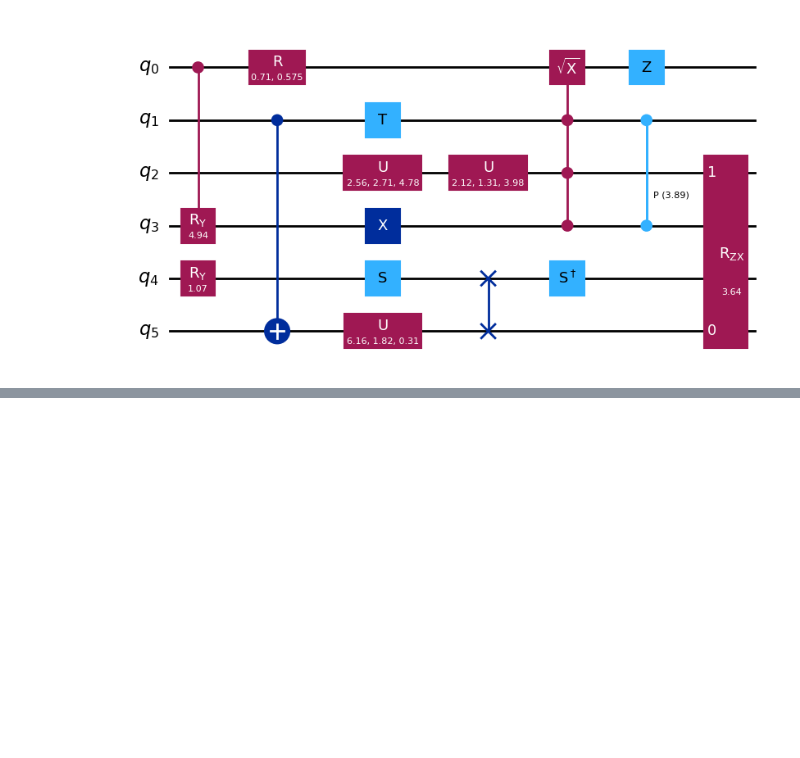
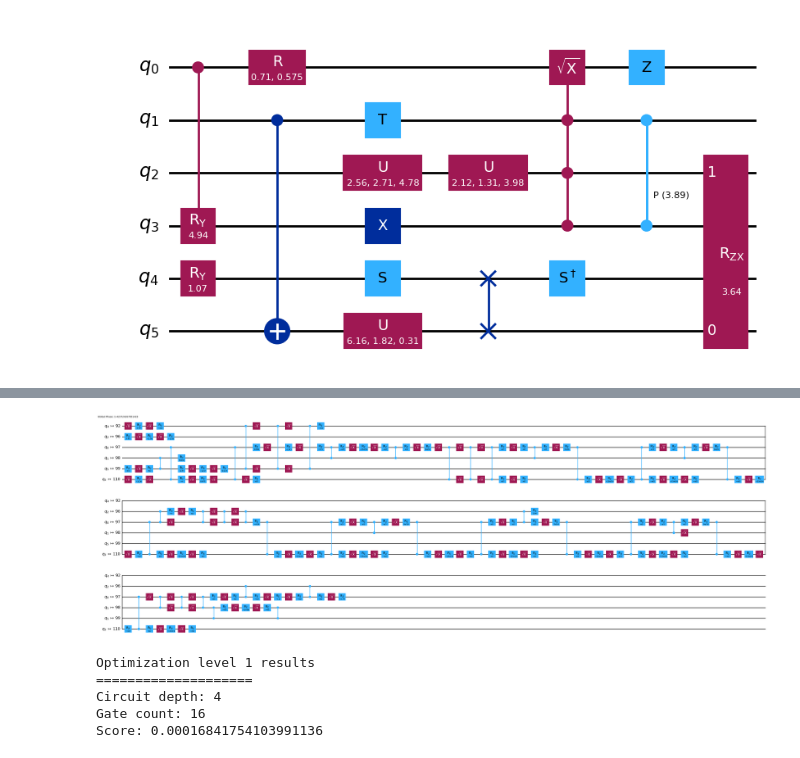
Before and after one commit to sagars2004/2024-IBM-Quantum-Challenge, a Jupyter notebook: ibm-quantum-challenge-2024-lab2.ipynb, the cells around one changed output, grey strips where cells are left out. Saved outputs shown, nothing was run; the diff lists cells and outputs as text; code cells hidden in the pictures; blank space fills up the shorter version.

```diff
--- a/ibm-quantum-challenge-2024-lab2.ipynb
+++ b/ibm-quantum-challenge-2024-lab2.ipynb
@@ -127,0 +199,27 @@ qc.draw('mpl')
+# %%
+# Opt level 1- light optimization with a TrivialLayout
+pm_level1 = generate_preset_pass_manager(backend=backend, optimization_level=1, seed_transpiler=seed)
+# %%
+# Run for our random circuit
+tr_lv1 = pm_level1.run(qc)
+
+# uncomment the next line to draw circuit
+tr_lv1.draw('mpl', idle_wires=False, fold=60)
+# %% [output]
+[figure, added]
+# %%
+circuit_depths['opt_lv_1'] = qc.depth()
+gate_counts['opt_lv_1'] = sum(qc.count_ops().values())
+scores['opt_lv_1'] = scoring(qc, backend)
+
+print("Optimization level 1 results")
+print("====================")
+print("Circuit depth:", circuit_depths['opt_lv_1'])
+print("Gate count:", gate_counts['opt_lv_1'])
+print("Score:", scores['opt_lv_1'])
+# %% [output]
+Optimization level 1 results
+====================
+Circuit depth: 4
+Gate count: 16
+Score: 0.00016841754103991136
```
Also changed, not shown: parts of 11 cells of this notebook.
